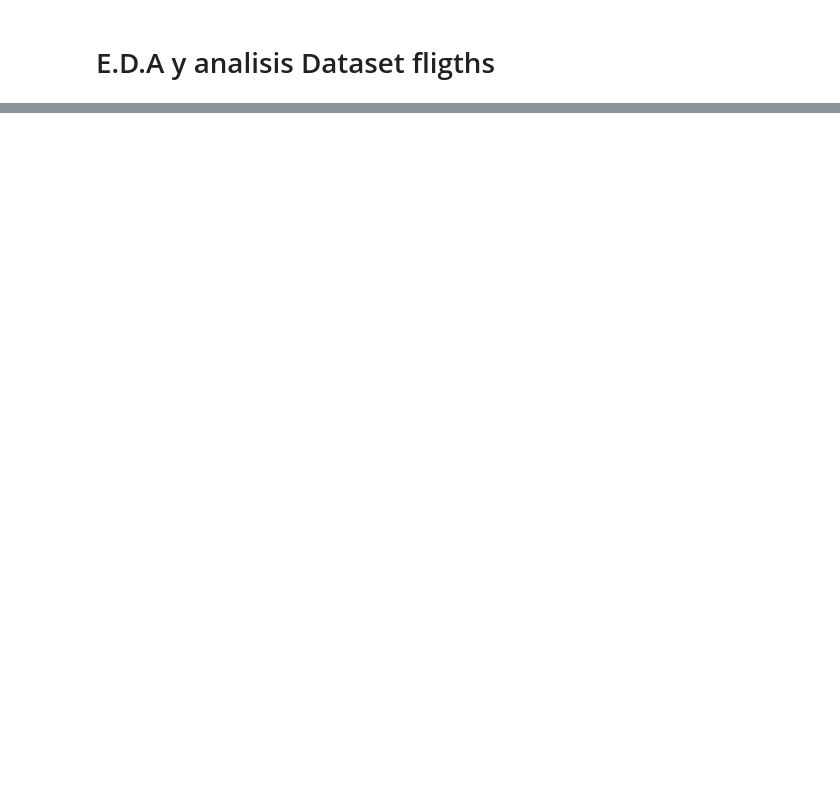
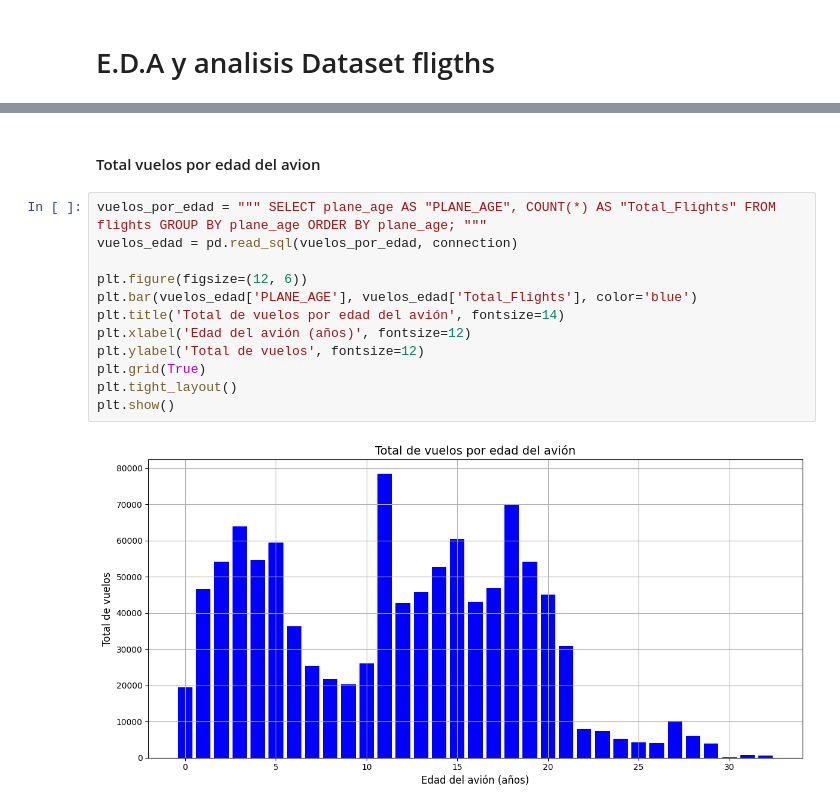
Before and after one commit to camilodelgado23/Proyecto_1, a Jupyter notebook: EDA/flights_transformado_EDA.ipynb, the cells around one changed output, grey strips where cells are left out. Drawn from its saved outputs; the diff is of its cells as text; blank space fills up the shorter version.

```diff
--- a/EDA/flights_transformado_EDA.ipynb
+++ b/EDA/flights_transformado_EDA.ipynb
@@ -106,0 +133,16 @@ Conclusión
+# %% [markdown]
+#### Total vuelos por edad del avion
+# %%
+vuelos_por_edad = """ SELECT plane_age AS "PLANE_AGE", COUNT(*) AS "Total_Flights" FROM flights GROUP BY plane_age ORDER BY plane_age; """
+vuelos_edad = pd.read_sql(vuelos_por_edad, connection)
+
+plt.figure(figsize=(12, 6))
+plt.bar(vuelos_edad['PLANE_AGE'], vuelos_edad['Total_Flights'], color='blue')
+plt.title('Total de vuelos por edad del avión', fontsize=14)
+plt.xlabel('Edad del avión (años)', fontsize=12)
+plt.ylabel('Total de vuelos', fontsize=12)
+plt.grid(True)
+plt.tight_layout()
+plt.show()
+# %% [output]
+[figure, added]
```
Also changed, not shown: parts of 25 cells of this notebook, 6 other files.
